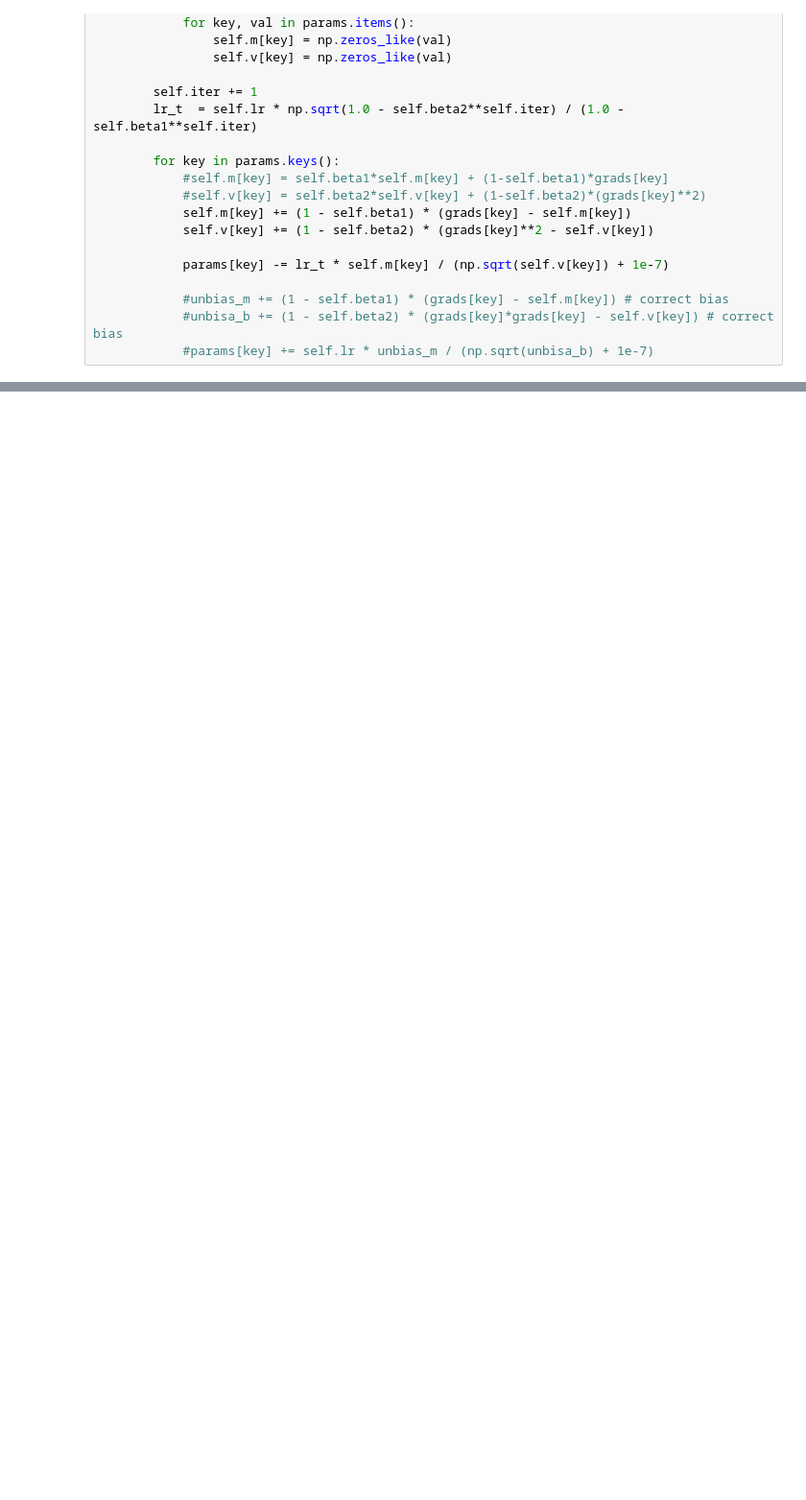
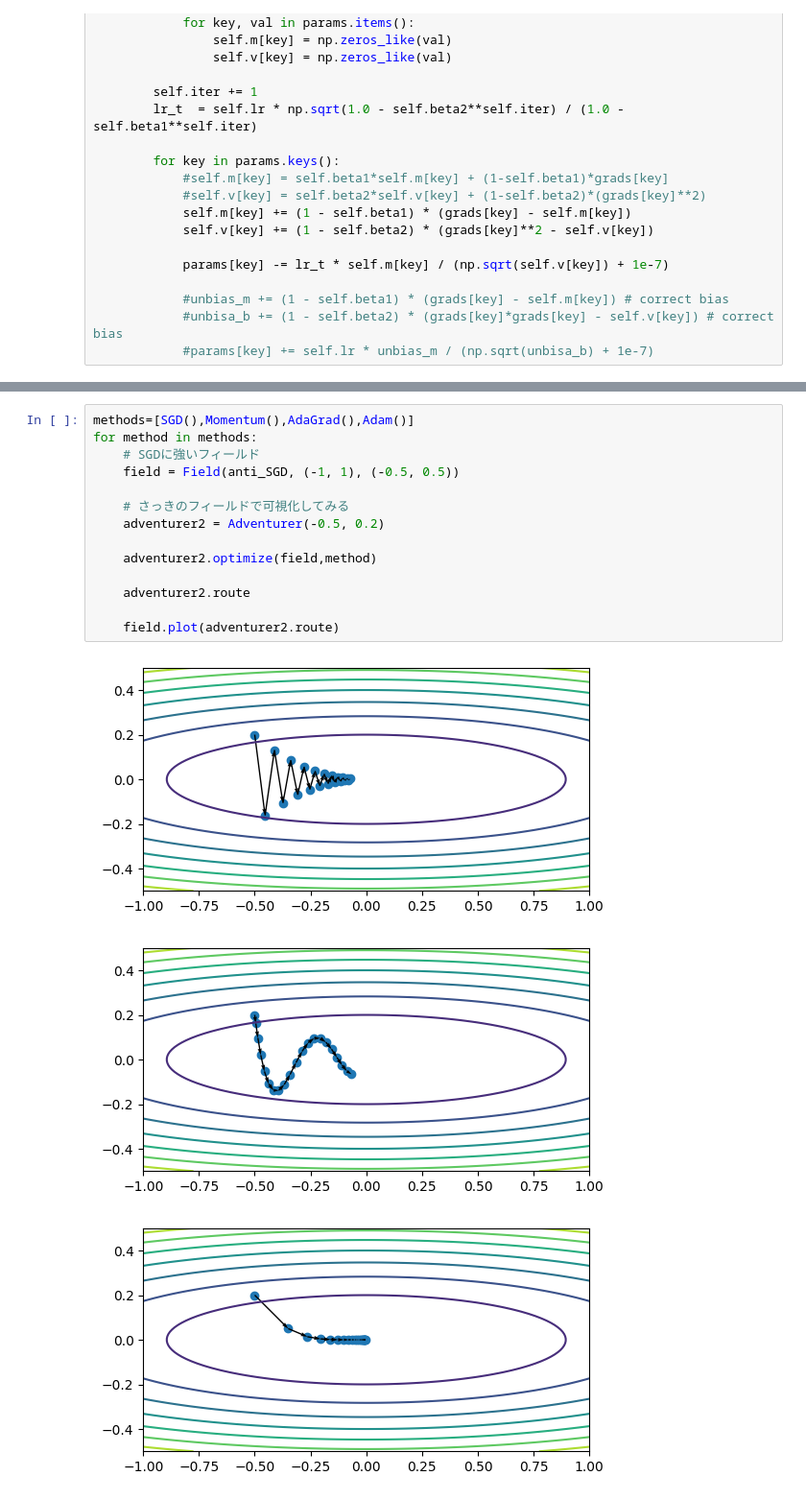
Before and after one commit to zero-one-seminar/2022-f-DeepLearning-11, a Jupyter notebook: rate-decay/optimizationTechnique.ipynb, the cells around one changed output, grey strips where cells are left out. Shown: that part at 96% size. Drawn from its saved outputs; the diff is of its cells as text; blank space fills up the shorter version.

```diff
--- a/rate-decay/optimizationTechnique.ipynb
+++ b/rate-decay/optimizationTechnique.ipynb
@@ -157,0 +139,18 @@ plt.show()
+# %%
+methods=[SGD(),Momentum(),AdaGrad(),Adam()]
+for method in methods:
+	# SGDに強いフィールド
+	field = Field(anti_SGD, (-1, 1), (-0.5, 0.5))
+
+	# さっきのフィールドで可視化してみる
+	adventurer2 = Adventurer(-0.5, 0.2)
+
+	adventurer2.optimize(field,method)
+
+	adventurer2.route
+
+	field.plot(adventurer2.route)
+# %% [output]
+[figure, added]
+[figure, added]
+[figure, added]
```
Also changed, not shown: parts of 7 cells of this notebook, 2 other files.
